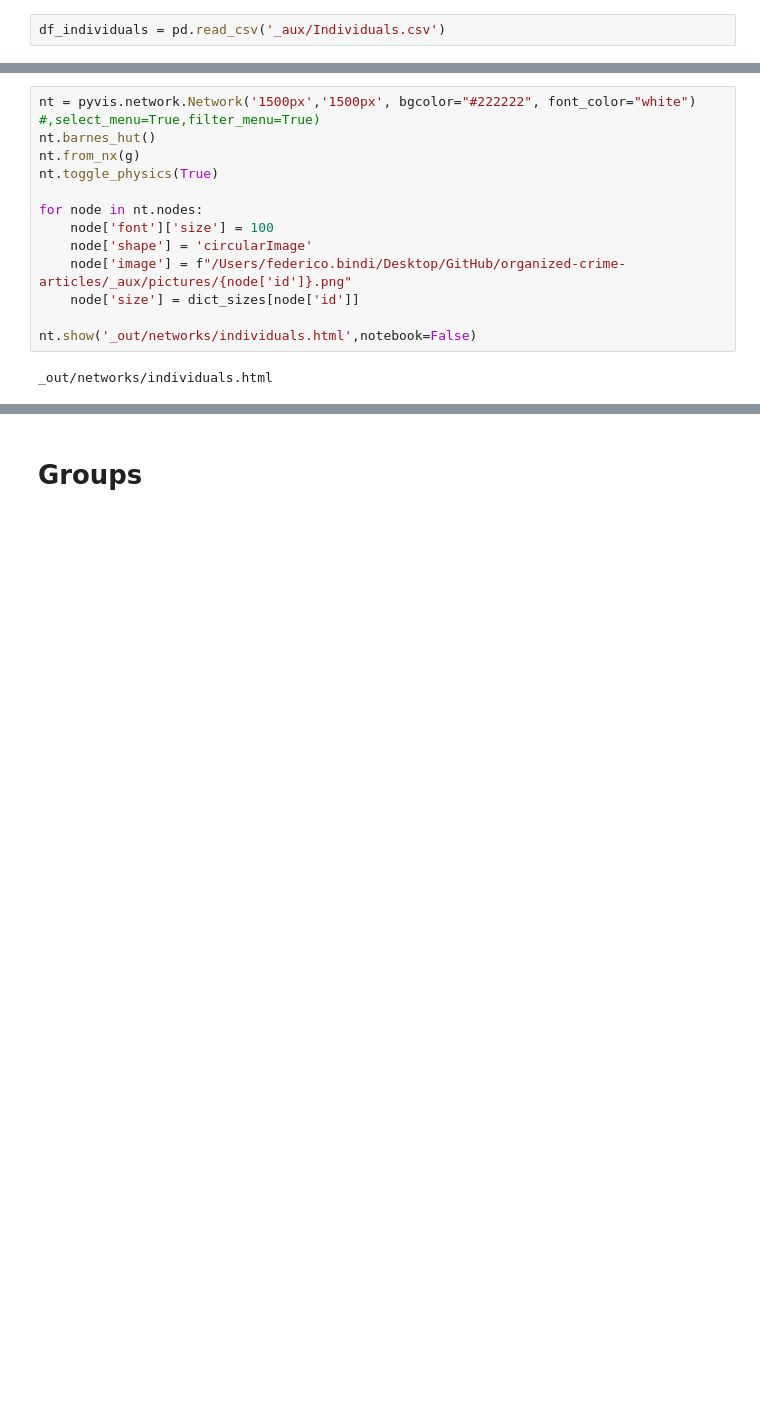
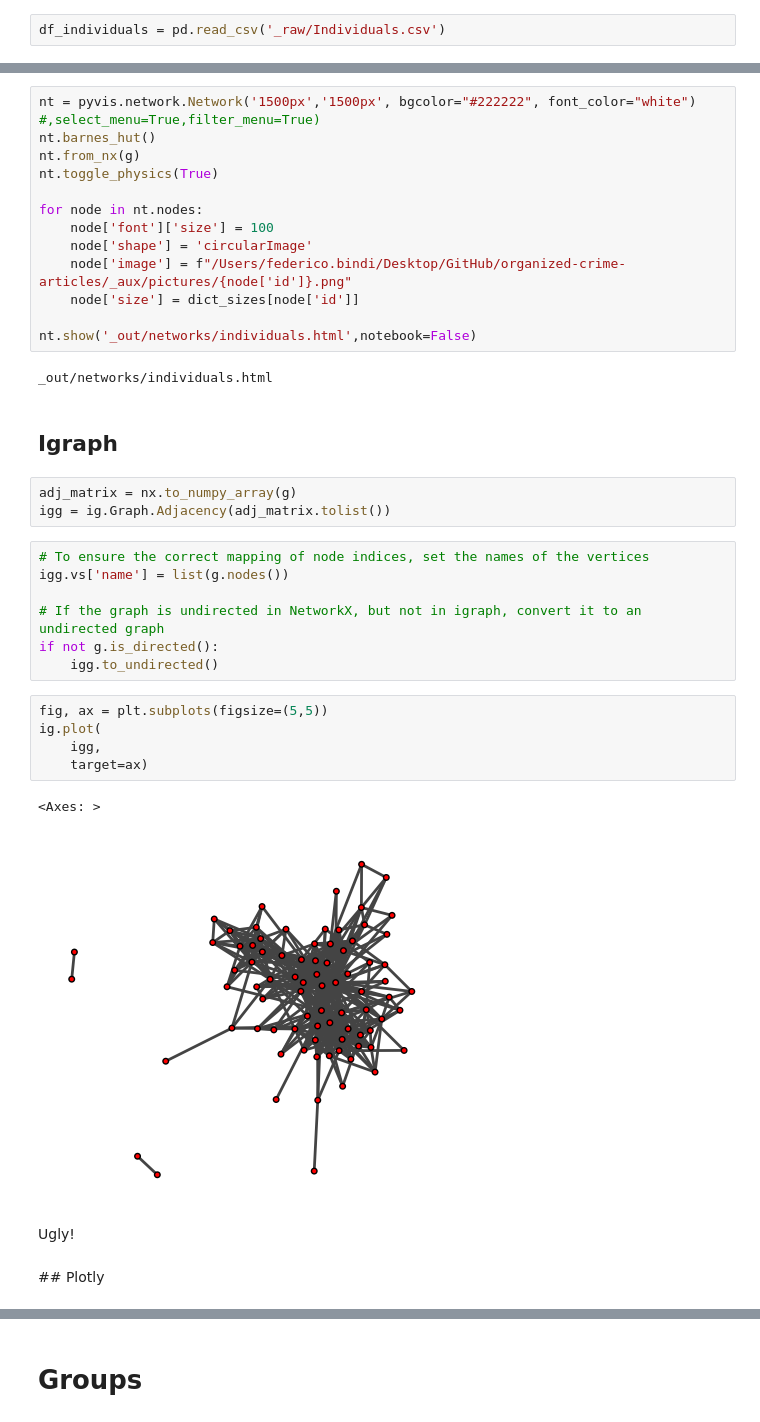
Before and after one commit to Fedebindi97/organized-crime-articles, a Jupyter notebook: 2. Network analysis.ipynb, the cells around one changed output, grey strips where cells are left out. Cells and saved outputs as stored; diff of their text form; blank space fills up the shorter version.

Commit message:
Worked on scraping and network visualisation

```diff
--- a/2. Network analysis.ipynb
+++ b/2. Network analysis.ipynb
@@ -11,7 +14,7 @@ import pyvis
 # %% [markdown]
 ## Network preparation
 # %%
-df_individuals = pd.read_csv('_aux/Individuals.csv')
+df_individuals = pd.read_csv('_raw/Individuals.csv')
 # %%
 df_articles = pd.read_csv('_raw/Articles.csv')
 # %%
@@ -140,3 +131,27 @@ for node in nt.nodes:
 nt.show('_out/networks/individuals.html',notebook=False)
 # %% [output]
 _out/networks/individuals.html
+# %% [markdown]
+## Igraph
+# %%
+adj_matrix = nx.to_numpy_array(g)
+igg = ig.Graph.Adjacency(adj_matrix.tolist())
+# %%
+# To ensure the correct mapping of node indices, set the names of the vertices
+igg.vs['name'] = list(g.nodes())
+
+# If the graph is undirected in NetworkX, but not in igraph, convert it to an undirected graph
+if not g.is_directed():
+    igg.to_undirected()
+# %%
+fig, ax = plt.subplots(figsize=(5,5))
+ig.plot(
+    igg,
+    target=ax)
+# %% [output]
+<Axes: >
+[figure, added]
+# %% [markdown]
+Ugly!
+# %% [markdown]
+## Plotly
```
Also changed, not shown: parts of 8 cells of this notebook, 7 other files.
